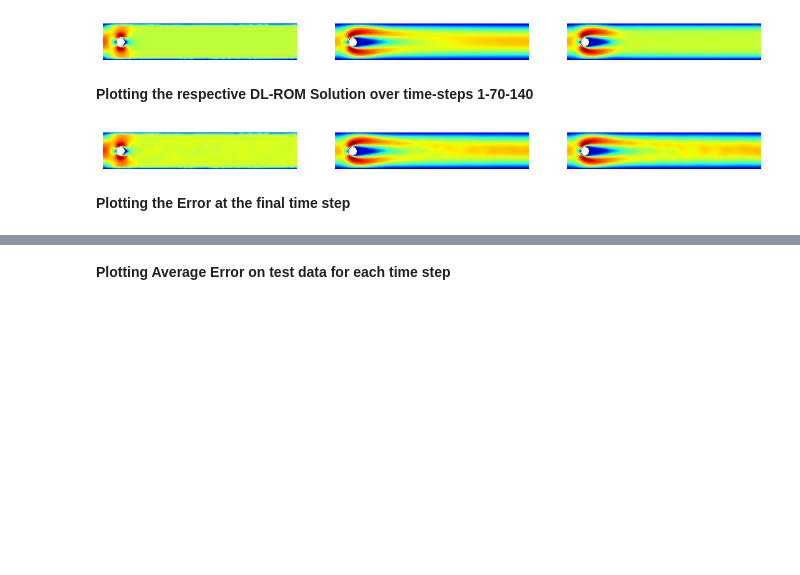
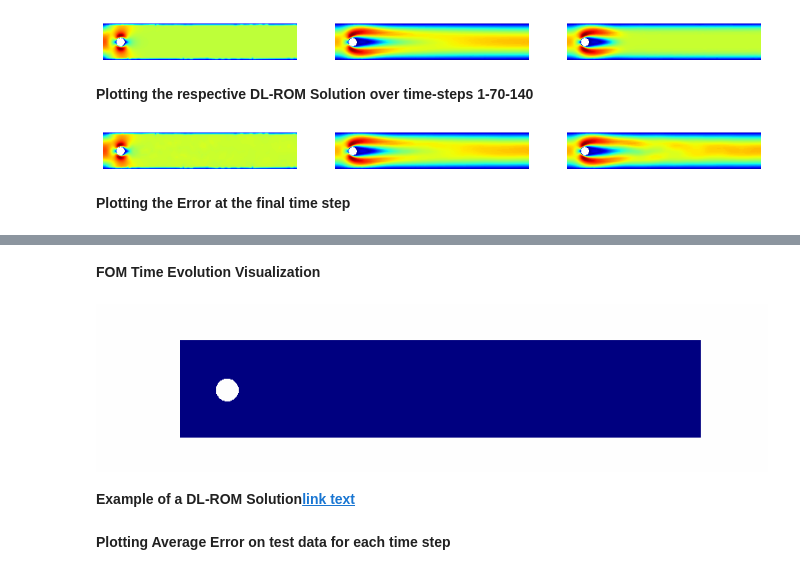
Before and after one commit to LuigiPagani/DL-ROM-for-Navier-Stokes, a Jupyter notebook: NAML_Project.ipynb, the cells around one changed output, grey strips where cells are left out. Cells and saved outputs as stored; diff of their text form; code cells hidden in the pictures; blank space fills up the shorter version.

```diff
--- a/NAML_Project.ipynb
+++ b/NAML_Project.ipynb
@@ -435,3 +533,11 @@ fe.multiplot((dlrom(mut)-u)[[ 141*20+140]], (1,3),Vm, colorbar=True, shrink=0.3,
+# %% [markdown]
+**FOM Time Evolution Visualization**
+# %%
+visualize(u[141*26:141*27-1])
+# %% [output]
+[figure, added]
+# %% [markdown]
+**Example of a DL-ROM Solution[link text](https://)**
 # %% [markdown]
 **Plotting Average Error on test data for each time step**
 # %%
```
Also changed, not shown: parts of 18 cells of this notebook.
